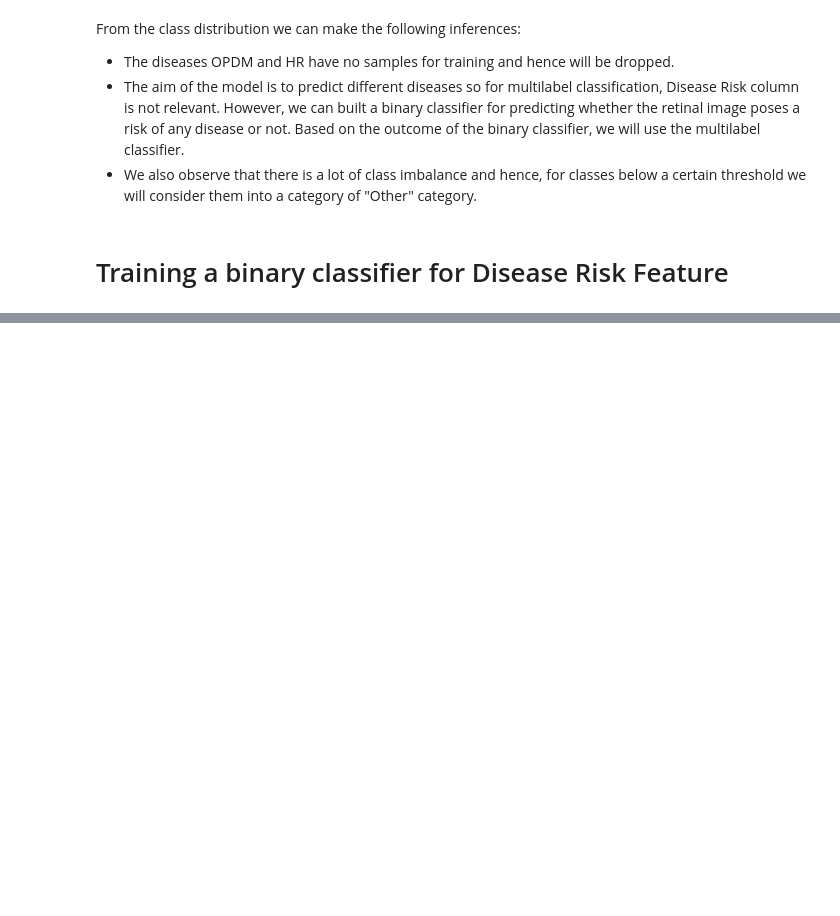
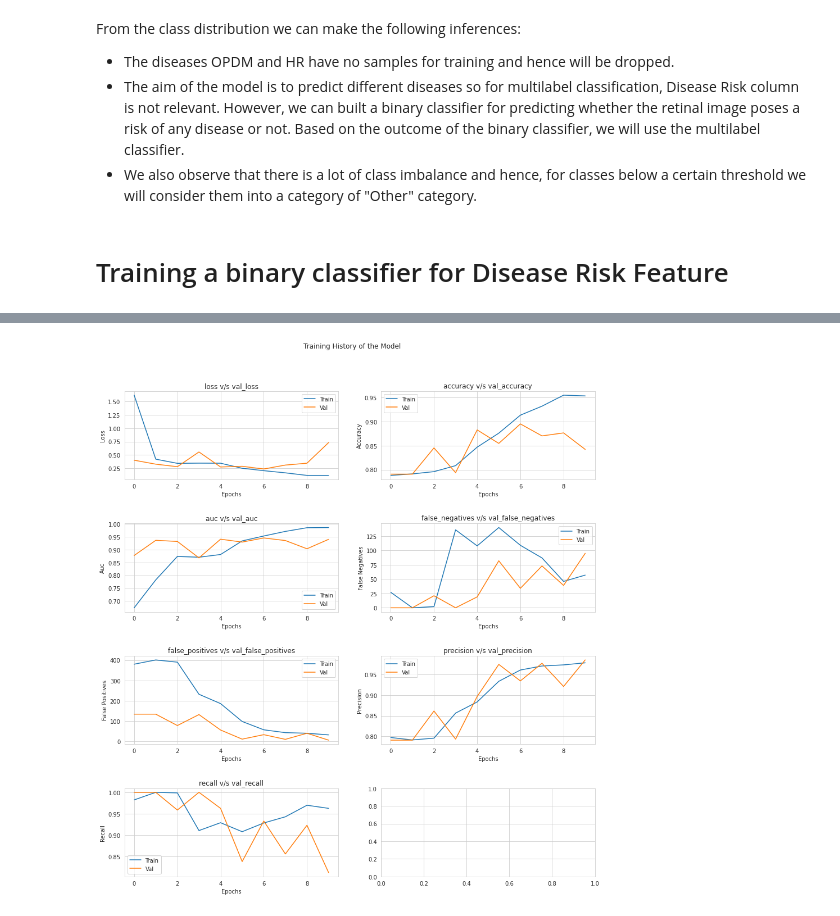
Before and after one commit to Gaurav0502/retina-multilabel-classification, a Jupyter notebook: notebooks/retina-multilabel-classification.ipynb, the cells around one changed output, grey strips where cells are left out. Saved outputs shown, nothing was run; the diff lists cells and outputs as text; code cells hidden in the pictures; blank space fills up the shorter version.

```diff
--- a/notebooks/retina-multilabel-classification.ipynb
+++ b/notebooks/retina-multilabel-classification.ipynb
@@ -267,0 +390,4 @@ Epoch 10/10
+# %%
+efficientnet, history, efficientnet_test = experiment_model(cnns.efficientnet,
+                                                    cnns.efficientnet.EfficientNetB5(include_top=False,
+                                                    input_shape=(200,200,3)))
@@ -267,0 +412,7 @@ Epoch 10/10
+# %%
+me = ModelEvaluator(history, ["Not Infected", "Infected"], efficientnet, efficientnet_test)
+# %%
+me.training_history()
+me.predict()
+# %% [output]
+[figure, added]
```
Also changed, not shown: parts of 35 cells of this notebook.
